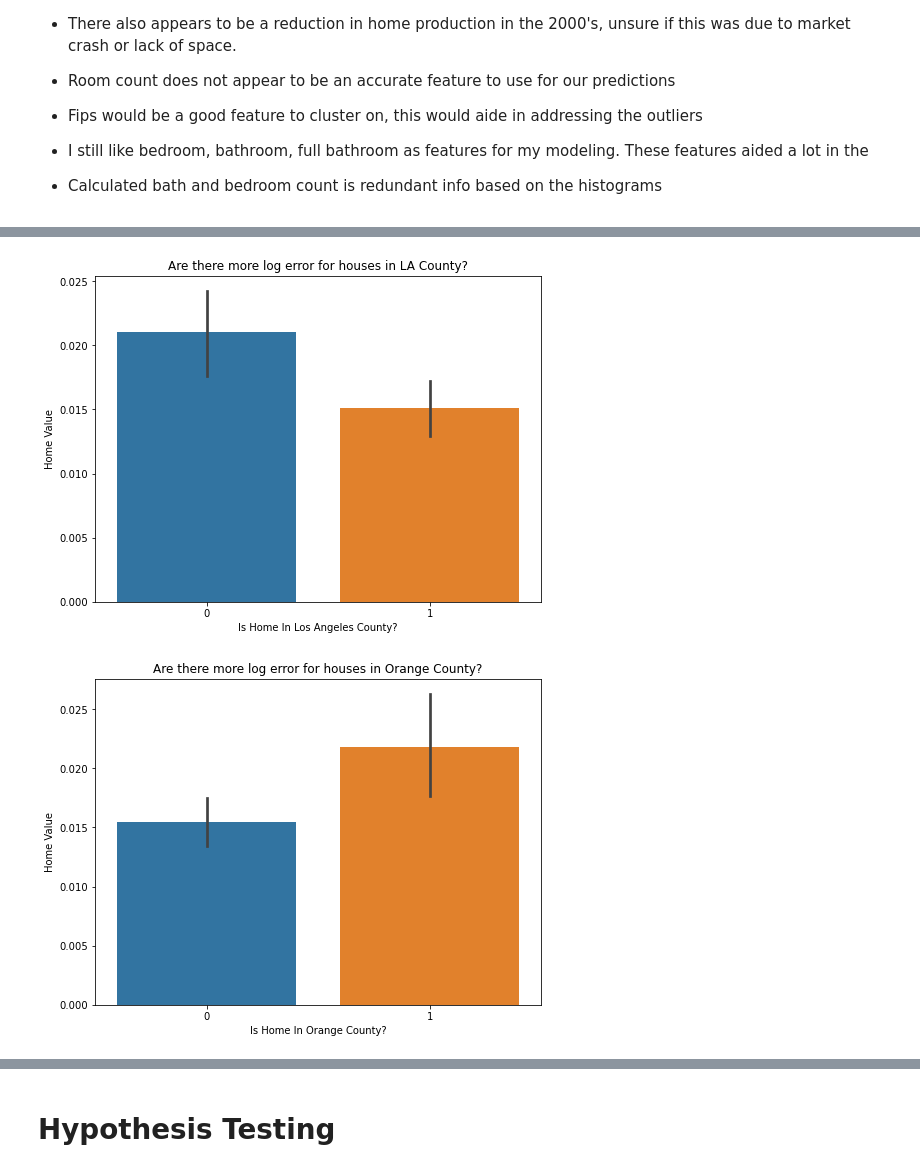
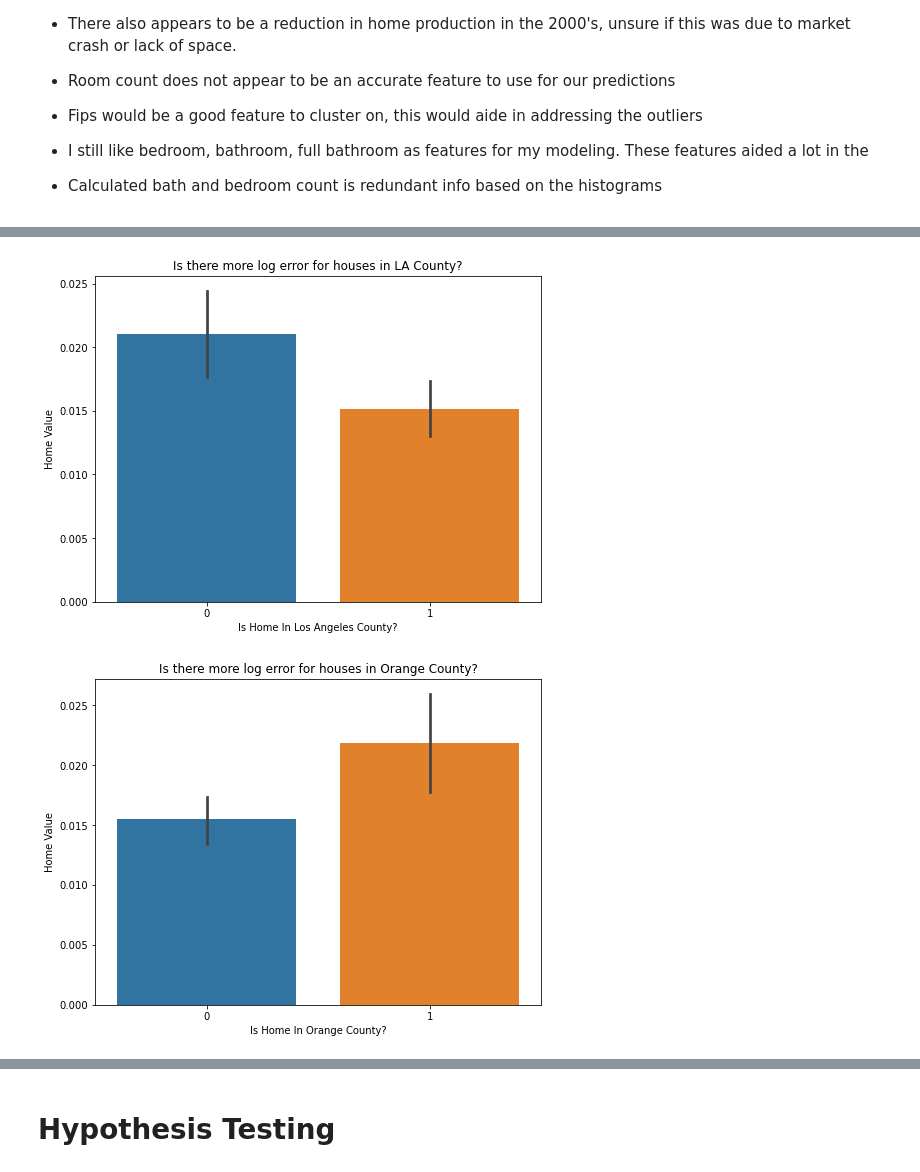
Before and after one commit to AAranda10/clustering-project, a Jupyter notebook: clustering_project.ipynb, the cells around one changed output, grey strips where cells are left out. Cells and saved outputs as stored; diff of their text form; code cells hidden in the pictures.

```diff
--- a/clustering_project.ipynb
+++ b/clustering_project.ipynb
@@ -126,23 +126,23 @@ X_train.head()
 # %%
 plt.figure(figsize=(8,6))
 sns.barplot(X_train.is_la_county, X_train.logerror)
-plt.title("Are there more log error for houses in LA County?")
+plt.title("Is there more log error for houses in LA County?")
 plt.gcf().axes[0].yaxis.get_major_formatter().set_scientific(False)
 plt.ylabel('Home Value')
 plt.xlabel('Is Home In Los Angeles County?')
 plt.show()
 # %% [output]
-[figure, old version]
+[figure, new version]
 # %%
 plt.figure(figsize=(8,6))
 sns.barplot(X_train.is_orange_county, X_train.logerror)
-plt.title("Are there more log error for houses in Orange County?")
+plt.title("Is there more log error for houses in Orange County?")
 plt.gcf().axes[0].yaxis.get_major_formatter().set_scientific(False)
 plt.ylabel('Home Value')
 plt.xlabel('Is Home In Orange County?')
 plt.show()
 # %% [output]
-[figure, old version]
+[figure, new version]
 # %%
 plt.figure(figsize=(8,6))
 sns.barplot(X_train.is_ventura_county, X_train.logerror)
```
Also changed, not shown: parts of 21 cells of this notebook.
